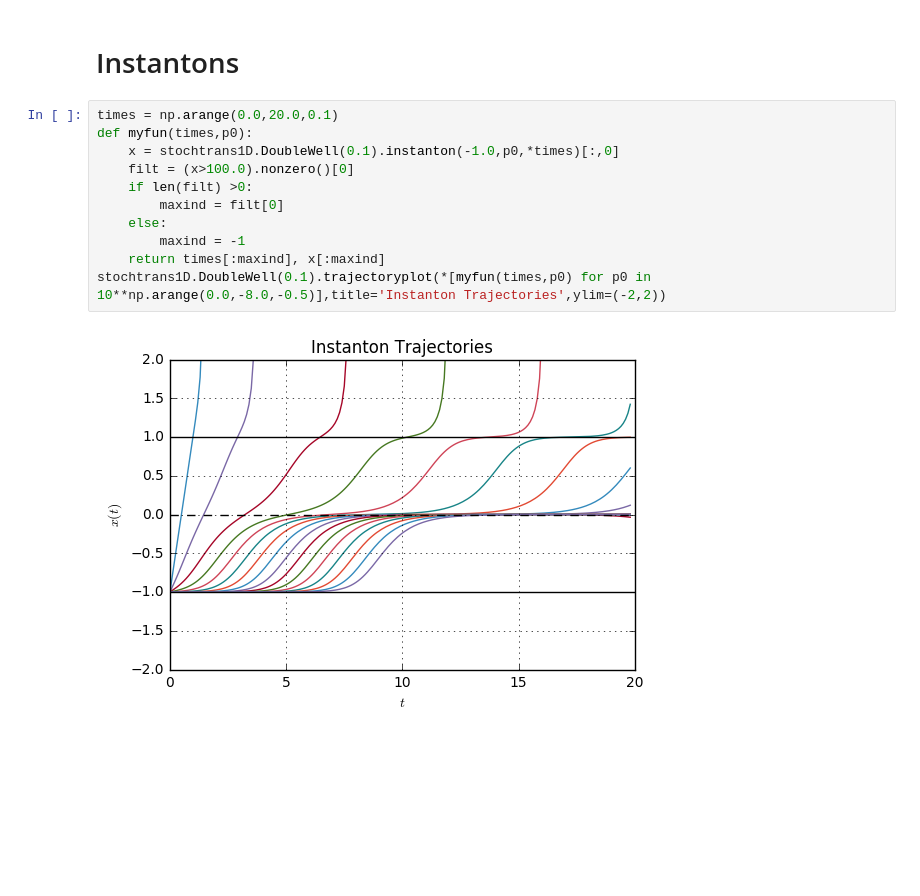
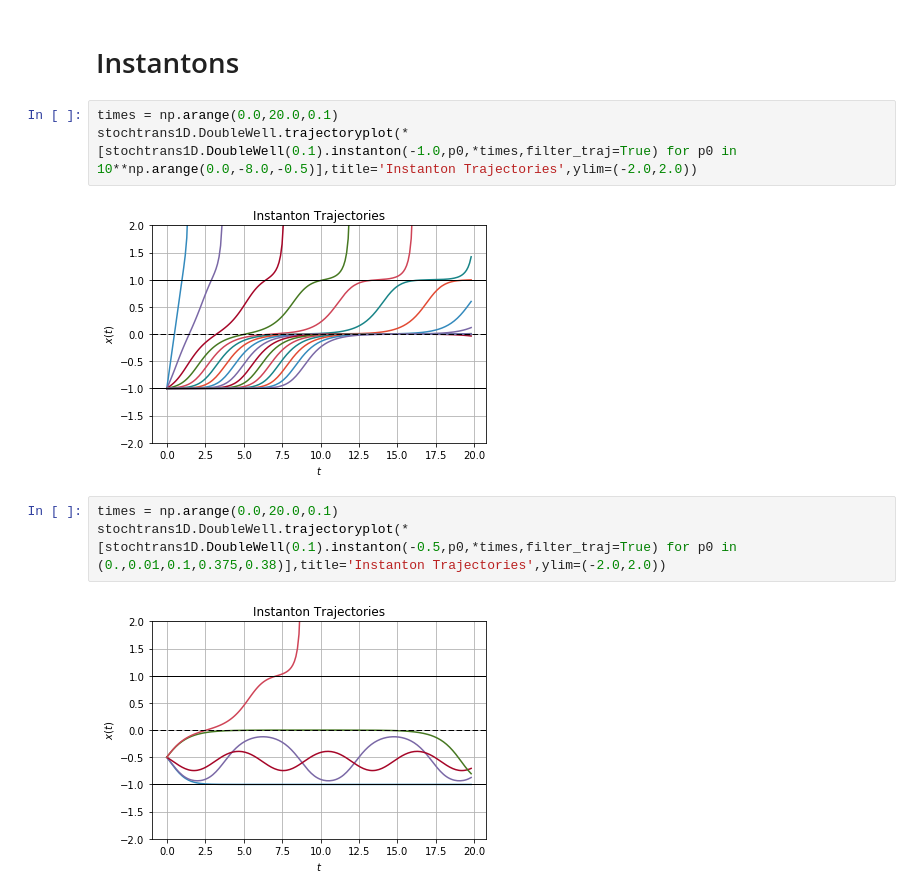
Before and after one commit to cbherbert/stochrare, a Jupyter notebook: Kramers-demo.ipynb, the cells around one changed output. Cells and saved outputs as stored; diff of their text form; blank space fills up the shorter version.

```diff
--- a/Kramers-demo.ipynb
+++ b/Kramers-demo.ipynb
@@ -616,14 +639,11 @@ legend = plt.legend(bbox_to_anchor=(1.05, 1),loc=2, borderaxespad=0.,numpoints=1
 # Instantons
 # %%
 times = np.arange(0.0,20.0,0.1)
-def myfun(times,p0):
-    x = stochtrans1D.DoubleWell(0.1).instanton(-1.0,p0,*times)[:,0]
-    filt = (x>100.0).nonzero()[0]
-    if len(filt) >0:
-        maxind = filt[0]
-    else:
-        maxind = -1
-    return times[:maxind], x[:maxind]
-stochtrans1D.DoubleWell(0.1).trajectoryplot(*[myfun(times,p0) for p0 in 10**np.arange(0.0,-8.0,-0.5)],title='Instanton Trajectories',ylim=(-2,2))
+stochtrans1D.DoubleWell.trajectoryplot(*[stochtrans1D.DoubleWell(0.1).instanton(-1.0,p0,*times,filter_traj=True) for p0 in 10**np.arange(0.0,-8.0,-0.5)],title='Instanton Trajectories',ylim=(-2.0,2.0))
 # %% [output]
-[figure, old version]
+[figure, new version]
+# %%
+times = np.arange(0.0,20.0,0.1)
+stochtrans1D.DoubleWell.trajectoryplot(*[stochtrans1D.DoubleWell(0.1).instanton(-0.5,p0,*times,filter_traj=True) for p0 in (0.,0.01,0.1,0.375,0.38)],title='Instanton Trajectories',ylim=(-2.0,2.0))
+# %% [output]
+[figure, added]
```
Also changed, not shown: parts of 20 cells of this notebook.
